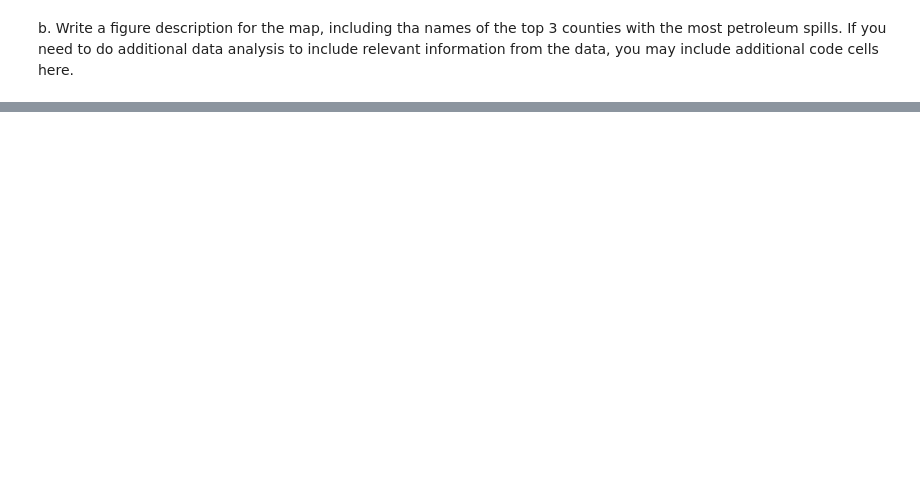
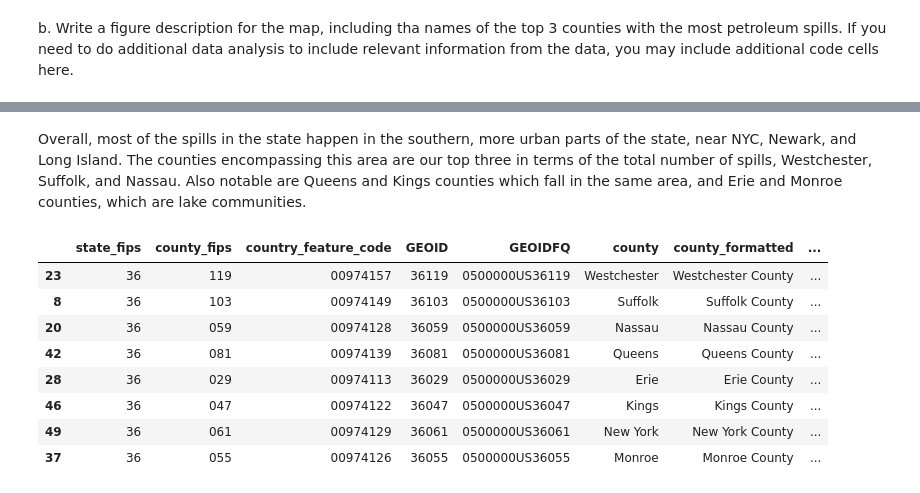
Before and after one commit to silkieMoth/eds220-hwk3, a Jupyter notebook: hwk3-task2-oil-spills.ipynb, the cells around one changed output, grey strips where cells are left out. Drawn from its saved outputs; the diff is of its cells as text; code cells hidden in the pictures; blank space fills up the shorter version.

Commit message:
complete part 8

```diff
--- a/hwk3-task2-oil-spills.ipynb
+++ b/hwk3-task2-oil-spills.ipynb
@@ -668,0 +682,15 @@ b. Write a figure description for the map, including tha names of the top 3 coun
+# %% [markdown]
+Overall, most of the spills in the state happen in the southern, more urban parts of the state, near NYC, Newark, and Long Island. The counties encompassing this area are our top three in terms of the total number of spills, Westchester, Suffolk, and Nassau. Also notable are Queens and Kings counties which fall in the same area, and Erie and Monroe counties, which are lake communities.
+# %%
+# Get top 8 total petrol spills by county
+ny_counties.sort_values('n_spills', ascending = False).head(8)
+# %% [output]
+|  | state_fips | county_fips | country_feature_code | GEOID | GEOIDFQ | county | county_formatted | ... |
+| 23 | 36 | 119 | 00974157 | 36119 | 0500000US36119 | Westchester | Westchester County | ... |
+| 8 | 36 | 103 | 00974149 | 36103 | 0500000US36103 | Suffolk | Suffolk County | ... |
+| 20 | 36 | 059 | 00974128 | 36059 | 0500000US36059 | Nassau | Nassau County | ... |
+| 42 | 36 | 081 | 00974139 | 36081 | 0500000US36081 | Queens | Queens County | ... |
+| 28 | 36 | 029 | 00974113 | 36029 | 0500000US36029 | Erie | Erie County | ... |
+| 46 | 36 | 047 | 00974122 | 36047 | 0500000US36047 | Kings | Kings County | ... |
+| 49 | 36 | 061 | 00974129 | 36061 | 0500000US36061 | New York | New York County | ... |
+| 37 | 36 | 055 | 00974126 | 36055 | 0500000US36055 | Monroe | Monroe County | ... |
```
Also changed, not shown: parts of 4 cells of this notebook.
